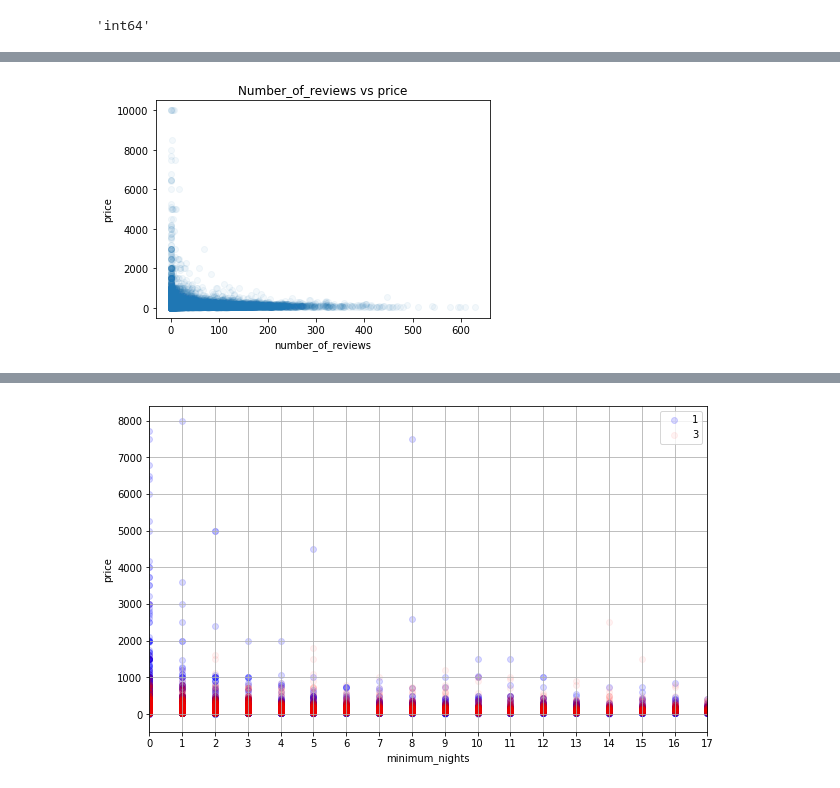
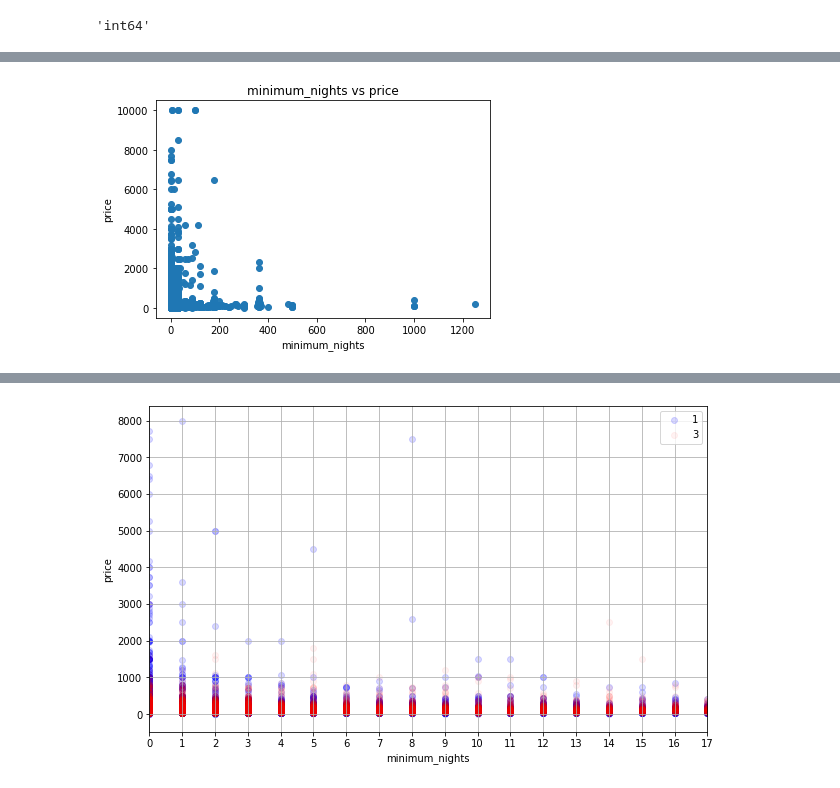
Before and after one commit to RinaN12/machine-learning, a Jupyter notebook: lab1.ipynb, the cells around one changed output, grey strips where cells are left out. Cells and saved outputs as stored; diff of their text form; code cells hidden in the pictures.

```diff
--- a/lab1.ipynb
+++ b/lab1.ipynb
@@ -155,13 +121,13 @@ data.corr()
 | calculated_host_listings_count | 0.133272 | 0.154950 | 0.019517 | -0.114713 | 0.057472 | 0.127960 | -0.072376 | -0.009421 | ... |
 | availability_365 | 0.085468 | 0.203492 | -0.010983 | 0.082731 | 0.081829 | 0.144303 | 0.172028 | 0.185791 | ... |
 # %%
-plt.plot(data['number_of_reviews'], data['price'], 'o', alpha = 0.05)
-plt.xlabel('number_of_reviews')
+plt.plot(data['minimum_nights'], data['price'], 'o', alpha = 10)
+plt.xlabel('minimum_nights')
 plt.ylabel('price')
-plt.title('Number_of_reviews vs price')
+plt.title('minimum_nights vs price')
 pass
 # %% [output]
-[figure, old version]
+[figure, new version]
 # %%
 data['minimum_nights'] == 1
 # %% [output]
```
Also changed, not shown: parts of 89 cells of this notebook.
